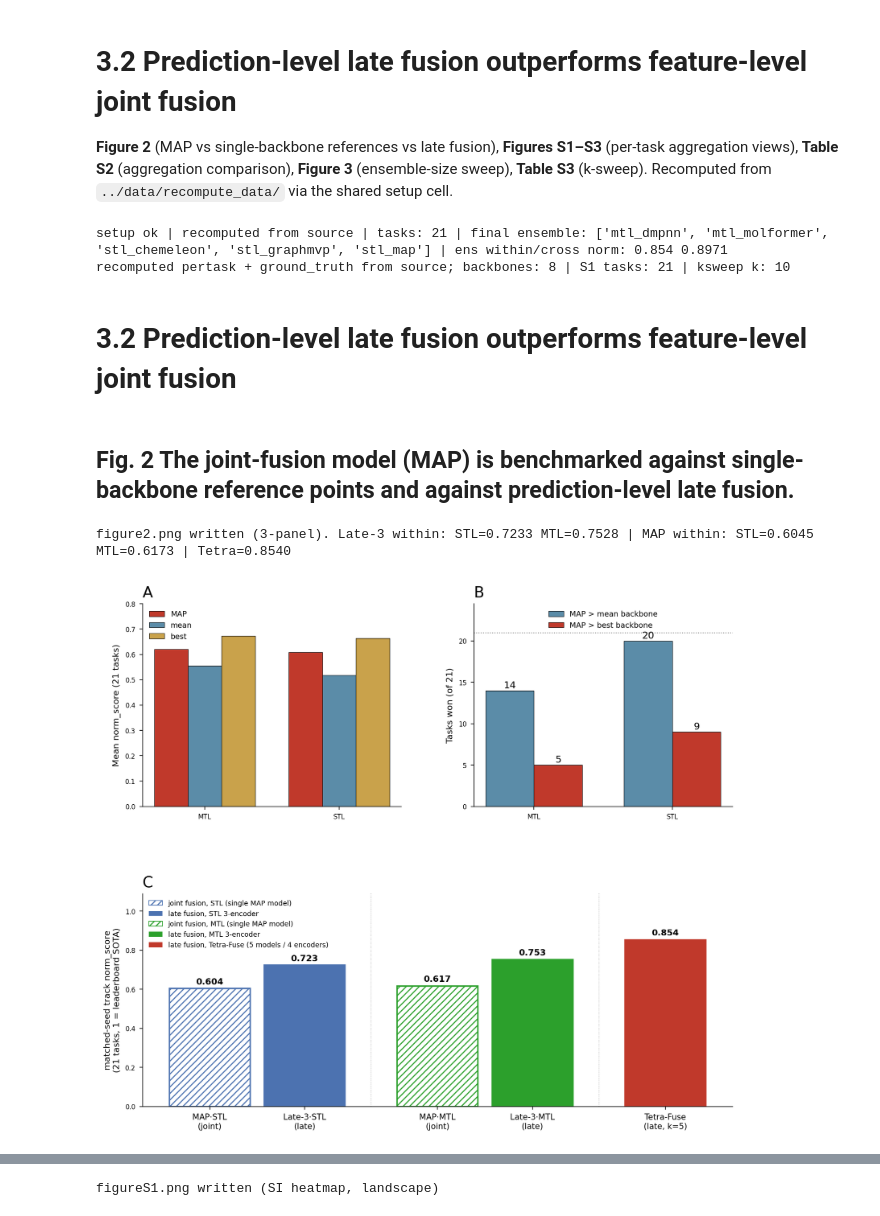
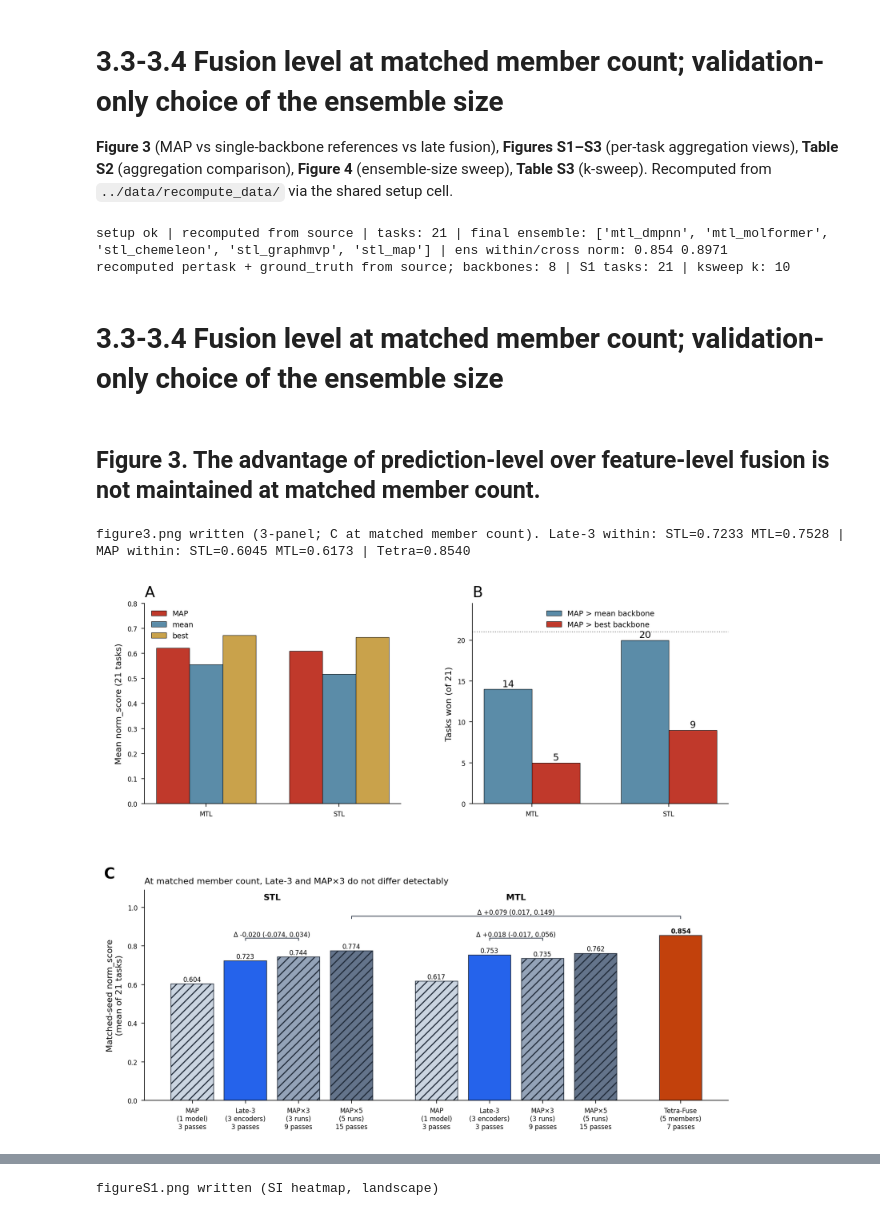
Before and after one commit to namutechteam/Tetra-Fuse, a Jupyter notebook: notebooks/32_fusion_comparison.ipynb, the cells around one changed output, grey strips where cells are left out. Drawn from its saved outputs; the diff is of its cells as text; code cells hidden in the pictures.

```diff
--- a/notebooks/32_fusion_comparison.ipynb
+++ b/notebooks/32_fusion_comparison.ipynb
@@ -1,7 +1,7 @@
 # %% [markdown]
-# 3.2 Prediction-level late fusion outperforms feature-level joint fusion
+# 3.3-3.4 Fusion level at matched member count; validation-only choice of the ensemble size
 
-**Figure 2** (MAP vs single-backbone references vs late fusion), **Figures S1–S3** (per-task aggregation views), **Table S2** (aggregation comparison), **Figure 3** (ensemble-size sweep), **Table S3** (k-sweep). Recomputed from `../data/recompute_data/` via the shared setup cell.
+**Figure 3** (MAP vs single-backbone references vs late fusion), **Figures S1–S3** (per-task aggregation views), **Table S2** (aggregation comparison), **Figure 4** (ensemble-size sweep), **Table S3** (k-sweep). Recomputed from `../data/recompute_data/` via the shared setup cell.
 # %%
 # === Setup: figure/table regeneration for the ADMET multi-representation fusion paper ===
 # Self-contained RECOMPUTATION from source predictions.
@@ -325,8 +325,8 @@ def ksweep():
     #   'within' and seed-averaged 'cross' tracks). One row per subset; columns:
     #   combo_key (comma-joined member list), k, {val,test}_{within,cross}, {val,test}_comb.
     #   The ensemble-size selection uses the VALIDATION columns only (val_within/val_cross);
-    #   the test columns are the same file's source for the Figure 5 reliability scatter.
-    #   Feeds Figure 3 + Table S3 (validation top-20-mean norm_score per k -> elbow at k=5).
+    #   the test columns are the same file's source for the Figure 6 reliability scatter.
+    #   Feeds Figure 4 + Table S3 (validation top-20-mean norm_score per k -> elbow at k=5).
     #   This file is fully regenerable from the 10 predictions/*.parquet via code/make_all1023.py
     #   (predictions -> script -> csv closure); nothing here is hard-coded.
     s1 = pd.read_csv(f"{DATA}/all1023.csv")
@@ -345,9 +345,9 @@ def val_test_corr():
     # all1023.csv: uniform-mean fusion scored on BOTH validation and the fixed TDC test set,
     #   for every one of the 1,023 non-empty subsets. One row per subset; columns:
     #   combo_key (member list), k, val_within, val_cross, test_within, test_cross,
-    #   val_comb, test_comb. This is the source for Figure 4a's validation->test rank
+    #   val_comb, test_comb. This is the source for Figure 6A's validation->test rank
     #   reliability scatter, which uses the val_* -> test_* columns of the same sweep file.
-    #   Same source as ksweep() (Figure 3); regenerable via code/make_all1023.py.
+    #   Same source as ksweep() (Figure 4); regenerable via code/make_all1023.py.
     from scipy.stats import spearmanr as _sp, kendalltau as _kt
     a = pd.read_csv(f"{DATA}/all1023.csv"); out = {}
     for name,vc,tc in [("within","val_within","test_within"),("cross","val_cross","test_cross"),("combined","val_comb","test_comb")]:
@@ -390,7 +390,7 @@ def leaderboard_long():
 def table_t1(meta):
     """per-backbone per-task raw+norm on the WITHIN-SEED (matched-seed) basis: each seed is
     scored separately, the five raw scores are averaged, and that mean is normalized once (identical
-    basis to Figure 1a / Table 3). meta = {task:{group,n}}. norm rounded to 3 decimals."""
+    basis to Figure 1a / Table 4). meta = {task:{group,n}}. norm rounded to 3 decimals."""
     BB = ["mtl_dmpnn","mtl_chemeleon","mtl_graphmvp","mtl_molformer",
           "stl_dmpnn","stl_chemeleon","stl_graphmvp","stl_molformer"]
     raw = {b: pertask_raw([b], True)  for b in BB}
@@ -522,10 +522,10 @@ _GT, _PT, _FIG1, _ST = build_all(_META1, _META3, _GROUPS, _T2, _CONST_GT)
 # Per-(model, task) solo within/cross norm_score, recomputed from source predictions +
 # leaderboard rankings. Replaces the released solo_pertask_within_cross.csv and
 # fig1_within_pertask.csv (values verified identical to 1e-16).
-# Row order matters ONLY for Figure 4d's winner-per-task argmax under exact norm ties
+# Row order matters ONLY for Figure 6B's winner-per-task argmax under exact norm ties
 # (several tasks tie to the 4th decimal); we emit rows in the exact model/task order of
 # the original fig1_within_pertask.csv so idxmax tie-breaking reproduces the published
-# Figure 4d winner distribution (8/5/4/3/1). The norm values themselves are order-independent.
+# Figure 6B winner distribution (8/5/4/3/1). The norm values themselves are order-independent.
 _SOLO_MODEL_ORDER = ["mtl_dmpnn","stl_dmpnn","stl_map","stl_chemeleon","stl_graphmvp",
                      "stl_molformer","mtl_graphmvp","mtl_molformer","mtl_chemeleon","mtl_map"]
 _SOLO_TASK_ORDER  = ["HIA_Hou","Pgp_Broccatelli","BBB_Martins","CYP2C9_Veith","CYP2D6_Veith",
@@ -585,11 +585,11 @@ print("recomputed pertask + ground_truth from source; backbones:", len(BACKBONES
 setup ok | recomputed from source | tasks: 21 | final ensemble: ['mtl_dmpnn', 'mtl_molformer', 'stl_chemeleon', 'stl_graphmvp', 'stl_map'] | ens within/cross norm: 0.854 0.8971
 recomputed pertask + ground_truth from source; backbones: 8 | S1 tasks: 21 | ksweep k: 10
 # %% [markdown]
-# 3.2 Prediction-level late fusion outperforms feature-level joint fusion
+# 3.3-3.4 Fusion level at matched member count; validation-only choice of the ensemble size
 # %% [markdown]
-## Fig. 2 The joint-fusion model (MAP) is benchmarked against single-backbone reference points and against prediction-level late fusion.
+## Figure 3. The advantage of prediction-level over feature-level fusion is not maintained at matched member count.
 # %%
-# === figure2.png (representation-level fusion: aggregation + fusion-level comparison) ===
+# === figure3.png (Figure 3: MAP vs its encoders; fusion level at matched member count) ===
 import numpy as np, matplotlib.pyplot as plt
 from matplotlib.gridspec import GridSpec
 from matplotlib.patches import Patch
@@ -605,7 +605,7 @@ map_mtl = pertask_norm(["mtl_map"], True); map_mtl = float(np.mean(list(map_mtl.
 # Late-3 = same 3 encoders as MAP (chemeleon, graphmvp, molformer), prediction-level uniform mean
 late3_stl = float(np.mean(list(pertask_norm(["stl_chemeleon","stl_graphmvp","stl_molformer"], True).values())))
 late3_mtl = float(np.mean(list(pertask_norm(["mtl_chemeleon","mtl_graphmvp","mtl_molformer"], True).values())))
-# Tetra-Fuse matched-seed = final ensemble within norm (== Table 3 within, 0.854)
+# Tetra-Fuse matched-seed = final ensemble within norm (== Table 4 within, 0.854)
 tetra = float(np.mean([e["within_norm"] for e in _PT["t4"] if e["task"]!="Bioavailability_Ma"]))
 
 fig = plt.figure(figsize=(9.8, 8.4))
@@ -649,59 +649,49 @@ def _agg_raw(train, task, how):
         for seed in sorted(d.seed.unique()):
             t=d[(d.task==task)&(d.split=="test")&(d.seed==seed)].dropna(subset=["y_true"])
             per.append(metric(met,t.y_true,t.y_pred))
         enc.append(float(np.mean(per)))
     return float(np.mean(enc)) if how=="mean" else (min(enc) if met=="mae" else max(enc))
 def _mapwins(train, how):
     n=0
     for t in _TKb:
         met=REG[t]["metric"]; mp=pertask_raw([f"{train}_map"], True)[t]; ref=_agg_raw(train,t,how)
         if (mp<ref) if met=="mae" else (mp>ref): n+=1
     return n
 mgt_mean=[_mapwins(g,"mean") for g in groups]
 mgt_max =[_mapwins(g,"best") for g in groups]
 x2=np.arange(len(labels)); w2=0.35
 axB.bar(x2-w2/2, mgt_mean, w2, label="MAP > mean backbone", color="#5b8ca8", edgecolor="black", linewidth=0.4)
 axB.bar(x2+w2/2, mgt_max,  w2, label="MAP > best backbone", color=RED, edgecolor="black", linewidth=0.4)
 axB.axhline(21, ls=":", color="grey", lw=0.8)
 for xx,v in zip(x2-w2/2, mgt_mean): axB.text(xx,v+0.3,str(v),ha="center",fontsize=9)
 for xx,v in zip(x2+w2/2, mgt_max):  axB.text(xx,v+0.3,str(v),ha="center",fontsize=9)
 axB.set_xticks(x2); axB.set_xticklabels(labels); axB.set_ylim(0,24.5)
 axB.set_ylabel("Tasks won (of 21)")
 axB.set_title("B", fontsize=14)
 # axB.set_title("b  MAP raises the floor, rarely tops the best", loc="left", fontweight="bold")
 axB.legend(frameon=False, loc="upper center")
 
-# (c) fusion level, same encoders: joint (MAP, hatched) vs late (uniform-mean, solid), then Tetra-Fuse
-STLc="#4c72b0"; MTLc="#2ca02c"; TFc=RED
-xc=[0,1, 2.4,3.4, 4.8]
-vc=[map_stl, late3_stl, map_mtl, late3_mtl, tetra]
-lblc=["MAP\u00b7STL\n(joint)","Late-3\u00b7STL\n(late)","MAP\u00b7MTL\n(joint)","Late-3\u00b7MTL\n(late)","Tetra-Fuse\n(late, k=5)"]
-# colour = paradigm (STL blue / MTL green / Tetra red); fill = fusion level (joint hatched, late solid)
-specs=[(STLc,"////"),(STLc,None),(MTLc,"////"),(MTLc,None),(TFc,None)]
-for xi,vi,(c,h) in zip(xc,vc,specs):
-    axC.bar(xi,vi,width=0.85,color=(c if h is None else "white"),edgecolor=c,linewidth=1.3,hatch=h)
-    axC.text(xi,vi+0.014,f"{vi:.3f}",ha="center",va="bottom",fontsize=8,fontweight="bold")
-axC.axvline(1.7,color="grey",ls=":",lw=0.7,alpha=0.5); axC.axvline(4.1,color="grey",ls=":",lw=0.7,alpha=0.5)
-axC.set_xticks(xc); axC.set_xticklabels(lblc,fontsize=7.5)
-axC.set_ylabel("matched-seed track norm_score\n(21 tasks, 1 = leaderboard SOTA)",fontsize=8)
-axC.set_ylim(0,1.09)
-axC.set_title("C", fontsize=14)
-# axC.set_title("c  Fusion level alone (same 3 encoders), then ensemble expansion",
-#               loc="left",fontweight="bold",fontsize=9.3)
-axC.legend(handles=[
-    Patch(facecolor="white",edgecolor=STLc,hatch="////",label="joint fusion, STL (single MAP model)"),
-    Patch(facecolor=STLc,label="late fusion, STL 3-encoder"),
-    Patch(facecolor="white",edgecolor=MTLc,hatch="////",label="joint fusion, MTL (single MAP model)"),
-    Patch(facecolor=MTLc,label="late fusion, MTL 3-encoder"),
-    Patch(facecolor=TFc,label="late fusion, Tetra-Fuse (5 models / 4 encoders)")],
-    loc="upper left",fontsize=6.4,frameon=False)
+# (c) fusion level at MATCHED member count (Section 2.7c; Note S3.5): one MAP model, the uniform
+# mean of its three encoders (Late-3), ensembles of three and five MAP runs, and Tetra-Fuse.
+# Recomputed from the per-molecule predictions by code/followup/tfcc.py (score -> mean -> norm).
+import sys
+sys.path.insert(0, os.path.join(HERE, "..", "code", "followup"))
+import tfcc, figs
+_CC = tfcc.Ctx(os.path.join(HERE, ".."))
+FUS, FUS_C, FUS_COST = tfcc.fusion_level(_CC)
+figs.panel_fusion_matched(axC, FUS, FUS_C)
+axC.text(-0.07, 1.04, "C", transform=axC.transAxes, fontsize=14, fontweight="bold", va="bottom")
+_exp = {"stl_MAP1": 0.604, "stl_Late3": 0.723, "stl_MAP3": 0.744, "stl_MAP5": 0.774,
+        "mtl_MAP1": 0.617, "mtl_Late3": 0.753, "mtl_MAP3": 0.735, "mtl_MAP5": 0.762, "TF": 0.854}
+for _k, _v in _exp.items():
+    assert abs(FUS[_k].mean() - _v) < 6e-4, (_k, FUS[_k].mean(), _v)
 
-fig.savefig(os.path.join(OUTDIR,"figure2.png"), dpi=300, bbox_inches="tight")
+fig.savefig(os.path.join(OUTDIR,"figure3.png"), dpi=300, bbox_inches="tight")
 # plt.close(fig)
-print(f"figure2.png written (3-panel). Late-3 within: STL={late3_stl:.4f} MTL={late3_mtl:.4f} | "
+print(f"figure3.png written (3-panel; C at matched member count). Late-3 within: STL={late3_stl:.4f} MTL={late3_mtl:.4f} | "
       f"MAP within: STL={map_stl:.4f} MTL={map_mtl:.4f} | Tetra={tetra:.4f}")
 plt.show()
 # %% [output]
-figure2.png written (3-panel). Late-3 within: STL=0.7233 MTL=0.7528 | MAP within: STL=0.6045 MTL=0.6173 | Tetra=0.8540
+figure3.png written (3-panel; C at matched member count). Late-3 within: STL=0.7233 MTL=0.7528 | MAP within: STL=0.6045 MTL=0.6173 | Tetra=0.8540
-[figure, old version]
+[figure, new version]
 # %% [markdown]
```
Also changed, not shown: parts of 8 cells of this notebook, 14 other files.
